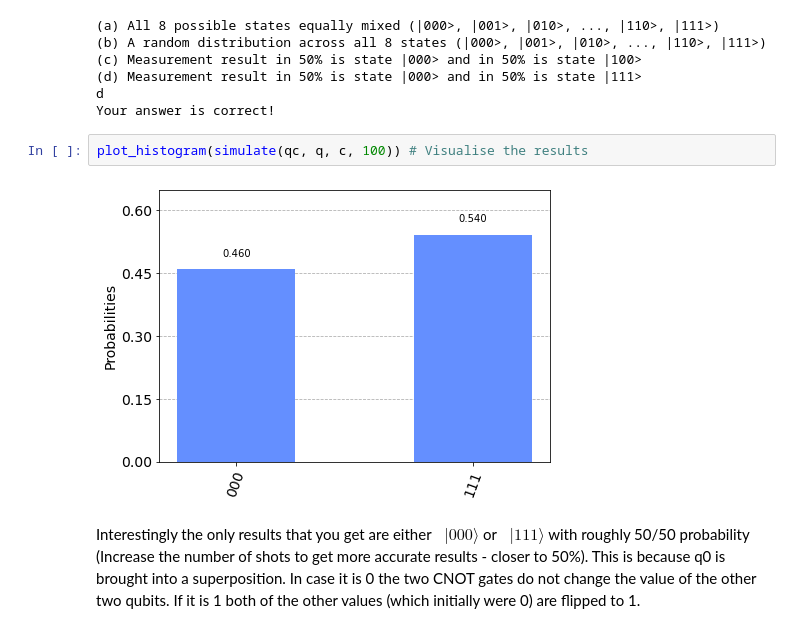
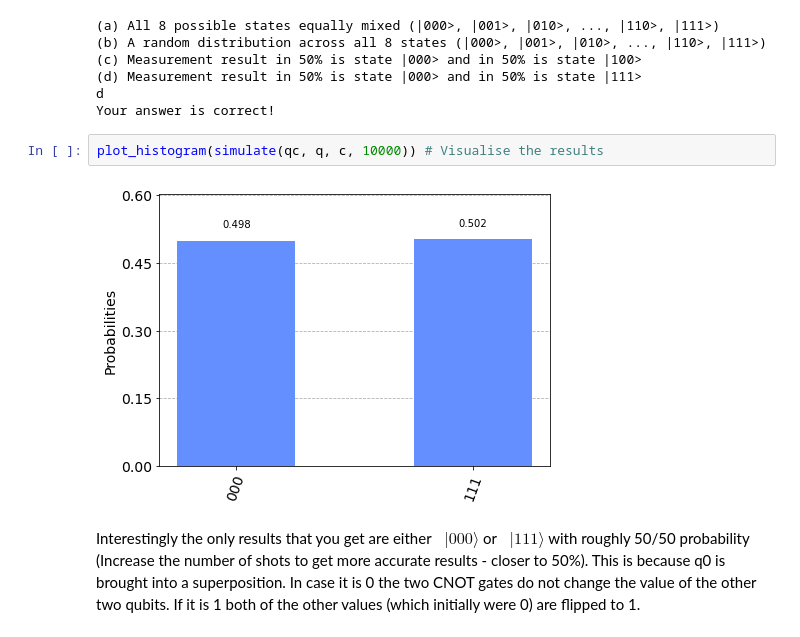
Before and after one commit to shailendrabhandari/GHZ-game, a Jupyter notebook: GHZ-Game.ipynb, the cells around one changed output. Cells and saved outputs as stored; diff of their text form.

```diff
--- a/GHZ-Game.ipynb
+++ b/GHZ-Game.ipynb
@@ -331,9 +329,9 @@ quiz()
 d
 Your answer is correct!
 # %%
-plot_histogram(simulate(qc, q, c, 100)) # Visualise the results
+plot_histogram(simulate(qc, q, c, 10000)) # Visualise the results
 # %% [output]
-[figure, old version]
+[figure, new version]
 # %% [markdown]
 Interestingly the only results that you get are either $ \;\;|000\rangle $ or $ \;\;|111\rangle $ with roughly 50/50 probability (Increase the number of shots to get more accurate results - closer to 50%).
 This is because q0 is brought into a superposition. In case it is 0 the two CNOT gates do not change the value of the other two qubits. If it is 1 both of the other values (which initially were 0) are flipped to 1.
```
Also changed, not shown: parts of 8 cells of this notebook, 1 other file.
